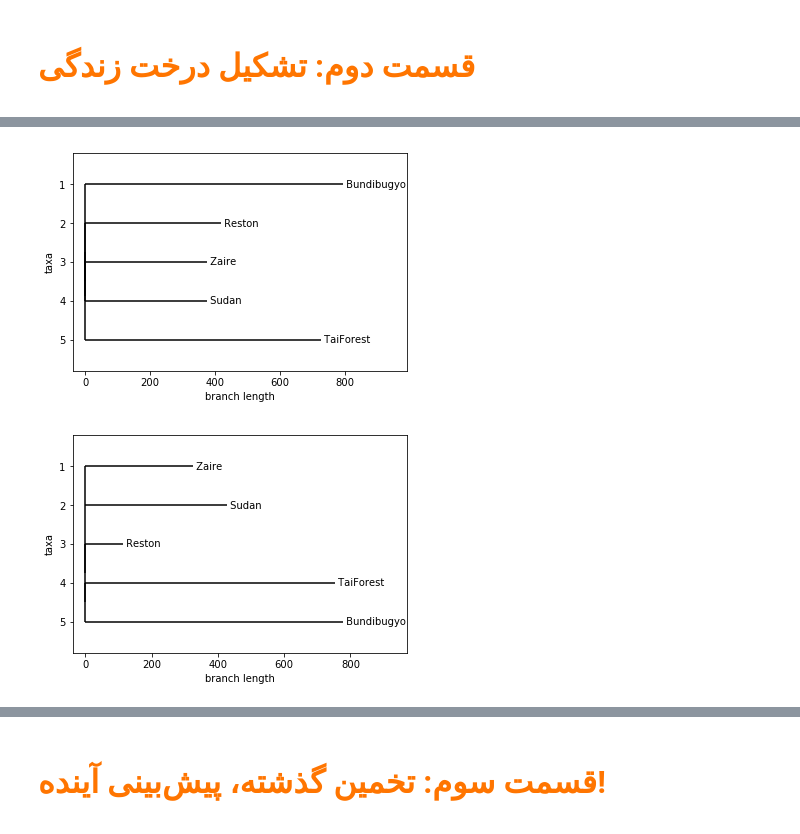
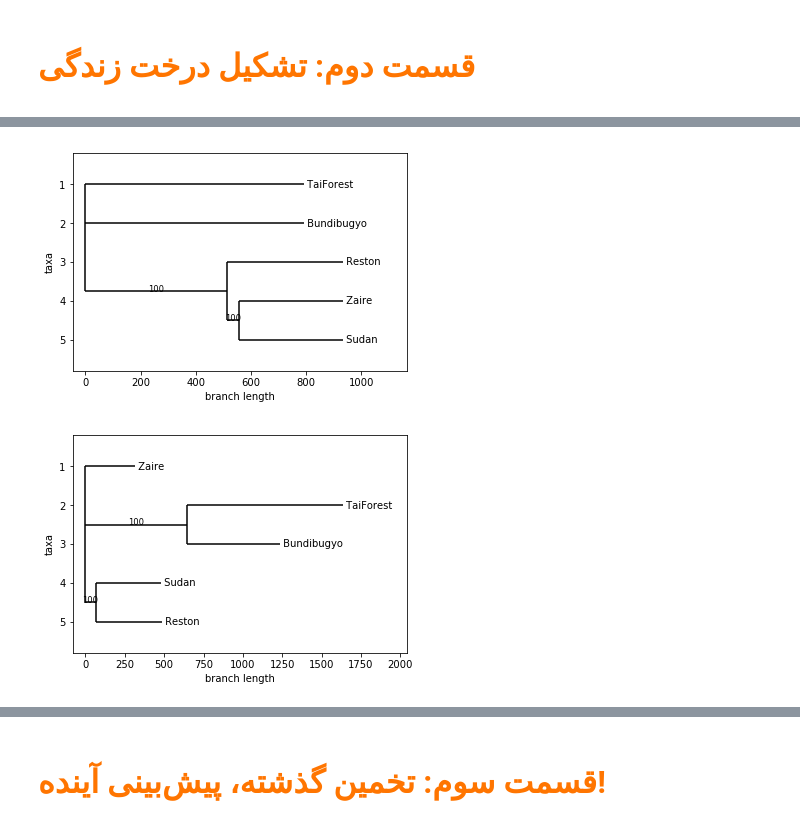
Before and after one commit to GabeOchieng/Ebolavirus-1, a Jupyter notebook: Description.ipynb, the cells around one changed output, grey strips where cells are left out. Drawn from its saved outputs; the diff is of its cells as text; code cells hidden in the pictures.

```diff
--- a/Description.ipynb
+++ b/Description.ipynb
@@ -275,3 +262,26 @@ def global_align(): # Global Alignment For calculating score and edit distance m
                 g2_id += 1
             g1_id += 1
         gene_id += 1
+# %%
+def update_edit_distance_matrix(marburg_genome): # Update edit matrix in case of adding Marburg genome
+    global edit_distance_matrices
+    edm = [[[0 for i in range(6)] for j in range(6)] for k in range(7)]  # new matrix for edit distances
+    for i in range(7):
+        for j in range(5):
+            for k in range(5):
+                edm[i][j][k] = edit_distance_matrices[i][j][k]
+    genome = marburg_genome
+    align_and_find_genes(genome) # Align all genes in marburg genome
+    genome = str(genome.seq)
+    gene_id = 0
+    g1_id = 5
+    for gene in all_genes.values():  # Iterate all genes for all genomes
+        g2_id = 0
+        for genome_2 in gene:
+            a, b, score = global_alignment(genome, str(genome_2.seq))
+            edit_distance = 1 * score
+            edm[gene_id][g1_id][g2_id] = edit_distance
+            edm[gene_id][g2_id][g1_id] = edit_distance
+            g2_id += 1
+        gene_id += 1
+    edit_distance_matrices = edm # Update edit matrix
@@ -326,5 +405,6 @@ def save_tree(tree, filename):
 # %%
-for gene_name in gene_names: # For all genes
-    NJ_trees.append(construct_tree(gene_name, "NJ")) # Construct NJ Tree
-    UPGMA_trees.append(construct_tree(gene_name, "UPGMA")) # Construct UPGMA Tree
+# Section 3.1
+for gene_name in gene_names:  # For all genes
+    NJ_trees.append(construct_tree(gene_name, algorithm="NJ"))  # Construct NJ Tree
+    UPGMA_trees.append(construct_tree(gene_name, algorithm="UPGMA"))  # Construct UPGMA Tree
 # %% [output]
@@ -345,12 +425,15 @@ for gene_name in gene_names: # For all genes
 # %%
+# Section 3.2
 from Bio.Phylo.Consensus import *
+NJ_trees = NJ_trees  # All NJ Trees in a list
+UPGMA_trees = UPGMA_trees  # All UPGMA Trees in a list
+NJ_tree = majority_consensus(NJ_trees, 0.4)  # Merge NJ Trees using Majority Consensus Algorithm
+UPGMA_tree = majority_consensus(UPGMA_trees, 0.4)  # Merge UPGMA Trees using Majority Consensus Algorithm
+Phylo.draw(UPGMA_tree)  # Draw merged UPGMA Tree --> it is not a good merge
+Phylo.draw(NJ_tree)  # Draw merged NJ Tree
 
-NJ_trees = NJ_trees # All NJ Trees in a list
-UPGMA_trees = UPGMA_trees # All UPGMA Trees in a list
-NJ_trees = adam_consensus(NJ_trees) # Merge NJ Trees using Adam Consensus Algorithm
-UPGMA_trees = adam_consensus(UPGMA_trees) # Merge UPGMA Trees using Adam Consensus Algorithm
-Phylo.draw(UPGMA_trees) # Draw merged UPGMA Tree
-Phylo.draw(NJ_trees) # Draw merged NJ Tree
+# final_tree = majority_consensus([NJ_tree, UPGMA_tree], 0.4)  # Merge UPGMA && NJ Trees (Not Recommended!)
+# Phylo.draw_graphviz(final_tree) # Draw Final Tree
 # %% [output]
-[figure, old version]
+[figure, new version]
-[figure, old version]
+[figure, new version]
```
Also changed, not shown: parts of 27 cells of this notebook, 25 other files.
